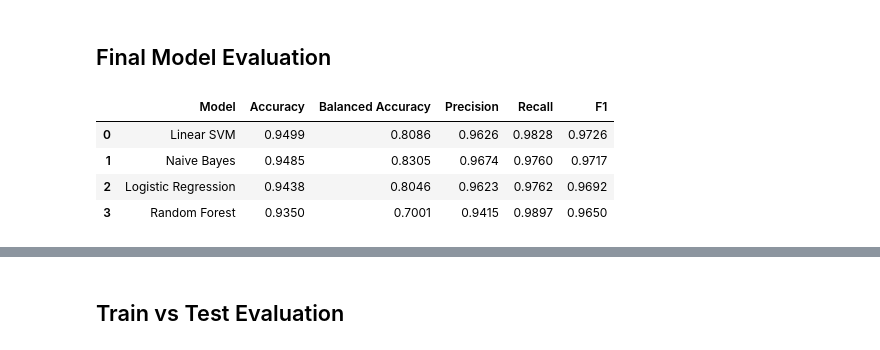
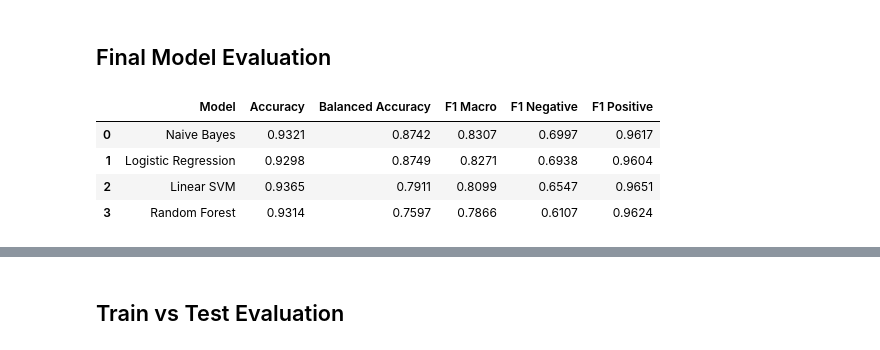
Before and after one commit to nhudau5/Ulation_Detector, a Jupyter notebook: experiment_customer_feedback.ipynb, the cells around one changed output, grey strips where cells are left out. Cells and saved outputs as stored; diff of their text form; code cells hidden in the pictures.

```diff
--- a/experiment_customer_feedback.ipynb
+++ b/experiment_customer_feedback.ipynb
@@ -389,20 +399,20 @@ display(
 ## Tokenization dan Stopword Removal
 # %%
 # Stopword Bahasa Indonesia yang umum.
-# Kata negasi penting seperti tidak dan bukan sengaja dipertahankan.
+# Kata negasi dan penguat sentimen sengaja dipertahankan.
 indonesian_stopwords = {
     "yang", "dan", "di", "ke", "dari", "untuk", "dengan",
     "ini", "itu", "pada", "adalah", "sebagai", "karena",
     "atau", "juga", "sudah", "akan", "ada", "dalam",
     "saya", "aku", "kami", "kita", "mereka", "dia",
-    "nya", "saja", "lebih", "sangat", "bisa", "dapat",
+    "nya", "saja", "bisa", "dapat",
     "oleh", "jadi", "agar", "buat", "seperti", "sama",
-    "kalau", "ketika", "saat", "dengan"
+    "kalau", "ketika", "saat"
 }
 
-# Pertahankan kata yang memiliki nilai sentimen/negasi.
+# Pertahankan kata yang memiliki nilai sentimen/negasi/intensitas.
 indonesian_stopwords -= {
-    "tidak", "bukan", "belum", "kurang", "bagus", "buruk"
+    "tidak", "bukan", "belum", "kurang", "bagus", "buruk", "sangat", "lebih"
 }
 
 def tokenize_and_remove_stopwords(text):
@@ -547,15 +615,13 @@ Models: ['Logistic Regression', 'Naive Bayes', 'Linear SVM', 'Random Forest']
 ## Training Model
 # %%
 cv = StratifiedKFold(n_splits=5, shuffle=True, random_state=RANDOM_STATE)
-
-f1_positive_scorer = make_scorer(f1_score, pos_label="Positive")
 
 cv_scoring = {
     "accuracy": "accuracy",
     "balanced_accuracy": "balanced_accuracy",
-    "precision": make_scorer(precision_score, pos_label="Positive"),
-    "recall": make_scorer(recall_score, pos_label="Positive"),
-    "f1": f1_positive_scorer,
+    "f1_macro": "f1_macro",
+    "f1_positive": make_scorer(f1_score, pos_label="Positive"),
+    "f1_negative": make_scorer(f1_score, pos_label="Negative"),
 }
 
 cv_results = {}
@@ -563,19 +629,24 @@ cv_results = {}
 for name, model in models.items():
     print(f"Training with 5-Fold CV: {name}")
 
+    pipe = Pipeline([
+        ("features", clone(feature_extractor)),
+        ("clf", clone(model))
+    ])
+
     scores = cross_validate(
-        model, X_train_tfidf, y_train, cv=cv, scoring=cv_scoring, n_jobs=-1
+        pipe, X_train, y_train, cv=cv, scoring=cv_scoring, n_jobs=-1
     )
 
     cv_results[name] = scores
 
     print(
-        f"Accuracy: {scores['test_accuracy'].mean():.4f} | "
-        f"Precision: {scores['test_precision'].mean():.4f} | "
-        f"Recall: {scores['test_recall'].mean():.4f} | "
-        f"F1: {scores['test_f1'].mean():.4f}"
+        f"Acc: {scores['test_accuracy'].mean():.4f} | "
+        f"BalAcc: {scores['test_balanced_accuracy'].mean():.4f} | "
+        f"F1-Macro: {scores['test_f1_macro'].mean():.4f} | "
+        f"F1-Neg: {scores['test_f1_negative'].mean():.4f}"
     )
 
-print("Semua default model selesai dilatih menggunakan 5-Fold Cross Validation.")
+print("Semua default model selesai dilatih menggunakan Pipeline 5-Fold Cross Validation.")
 # %% [output]
 Training with 5-Fold CV: Logistic Regression
@@ -673,31 +750,31 @@ Tuning: Random Forest
 # %%
 final_rows = []
 
 for name, model in tuned_models.items():
-    y_pred = model.predict(X_test_tfidf)
+    y_pred = model.predict(X_test)
 
     final_rows.append({
         "Model": name,
         "Accuracy": accuracy_score(y_test, y_pred),
         "Balanced Accuracy": balanced_accuracy_score(y_test, y_pred),
-        "Precision": precision_score(y_test, y_pred, pos_label="Positive"),
-        "Recall": recall_score(y_test, y_pred, pos_label="Positive"),
-        "F1": f1_score(y_test, y_pred, pos_label="Positive")
+        "F1 Macro": f1_score(y_test, y_pred, average="macro"),
+        "F1 Negative": f1_score(y_test, y_pred, pos_label="Negative"),
+        "F1 Positive": f1_score(y_test, y_pred, pos_label="Positive"),
     })
 
 final_results = (
     pd.DataFrame(final_rows)
-    .sort_values("F1", ascending=False)
+    .sort_values("F1 Macro", ascending=False)
     .reset_index(drop=True)
 )
 
 display(final_results)
 # %% [output]
-|  | Model | Accuracy | Balanced Accuracy | Precision | Recall | F1 |
-| 0 | Linear SVM | 0.9499 | 0.8086 | 0.9626 | 0.9828 | 0.9726 |
-| 1 | Naive Bayes | 0.9485 | 0.8305 | 0.9674 | 0.9760 | 0.9717 |
-| 2 | Logistic Regression | 0.9438 | 0.8046 | 0.9623 | 0.9762 | 0.9692 |
-| 3 | Random Forest | 0.9350 | 0.7001 | 0.9415 | 0.9897 | 0.9650 |
+|  | Model | Accuracy | Balanced Accuracy | F1 Macro | F1 Negative | F1 Positive |
+| 0 | Naive Bayes | 0.9321 | 0.8742 | 0.8307 | 0.6997 | 0.9617 |
+| 1 | Logistic Regression | 0.9298 | 0.8749 | 0.8271 | 0.6938 | 0.9604 |
+| 2 | Linear SVM | 0.9365 | 0.7911 | 0.8099 | 0.6547 | 0.9651 |
+| 3 | Random Forest | 0.9314 | 0.7597 | 0.7866 | 0.6107 | 0.9624 |
 # %%
 best_model_name = final_results.loc[0, "Model"]
 best_model = tuned_models[best_model_name]
```
Also changed, not shown: parts of 25 cells of this notebook, 2 other files.
